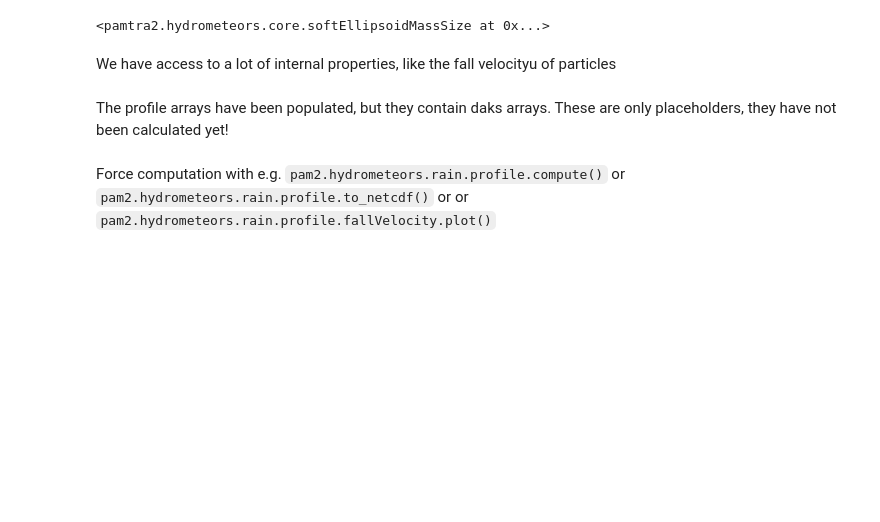
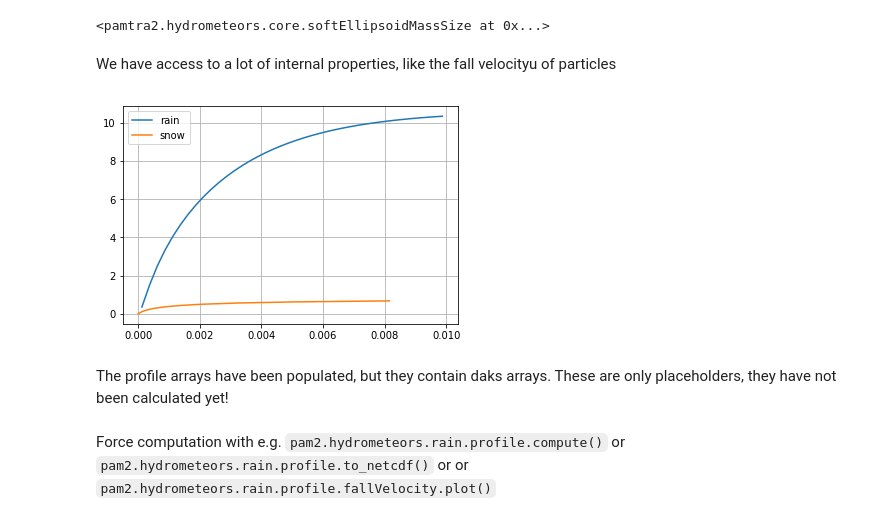
Before and after one commit to maahn/pamtra2, a Jupyter notebook: doc/source/tutorial.ipynb, the cells around one changed output. Saved outputs shown, nothing was run; the diff lists cells and outputs as text; code cells hidden in the pictures; blank space fills up the shorter version.

```diff
--- a/doc/source/tutorial.ipynb
+++ b/doc/source/tutorial.ipynb
@@ -227,16 +229,18 @@ not callable
 # %% [markdown]
 We have access to a lot of internal properties, like the fall velocityu of particles
 # %%
-# plt.plot(
-#     pam2.hydrometeors.rain.profile.sizeCenter,
-#     pam2.hydrometeors.rain.profile.fallVelocity.isel(layer=10,time=0,lat=0),
-#     label = 'rain')
-# plt.plot(
-#     pam2.hydrometeors.snow.profile.sizeCenter,
-#     pam2.hydrometeors.snow.profile.fallVelocity.isel(layer=10,time=0,lat=0),
-#     label = 'snow')
-# plt.legend()
-# plt.grid()
+plt.plot(
+    pam2.hydrometeors.rain.profile.sizeCenter,
+    pam2.hydrometeors.rain.profile.fallVelocity.isel(layer=1,time=0,lat=0),
+    label = 'rain')
+plt.plot(
+    pam2.hydrometeors.snow.profile.sizeCenter,
+    pam2.hydrometeors.snow.profile.fallVelocity.isel(layer=1,time=0,lat=0),
+    label = 'snow')
+plt.legend()
+plt.grid()
+# %% [output]
+[figure, added]
 # %% [markdown]
 The profile arrays have been populated, but they contain daks arrays. These are only placeholders, they have not been calculated yet!
 # %% [markdown]
```
Also changed, not shown: parts of 5 cells of this notebook, 1 other file.
